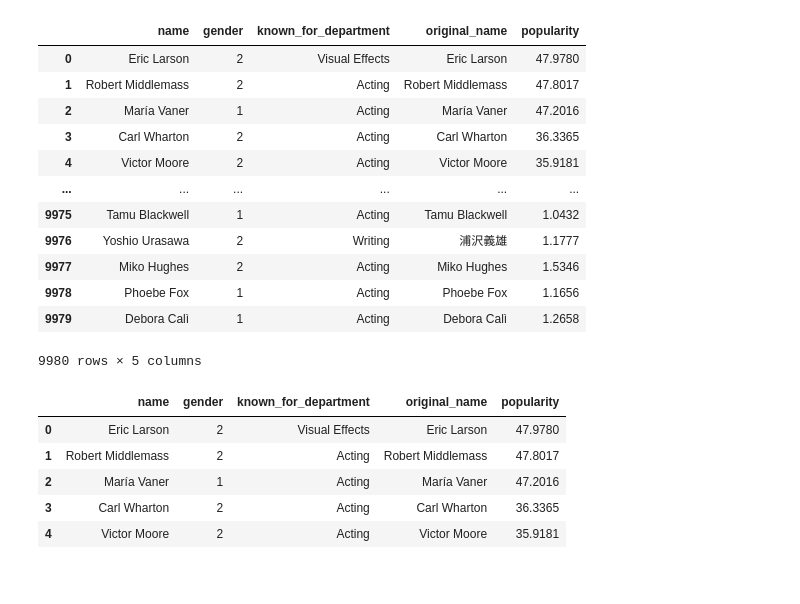
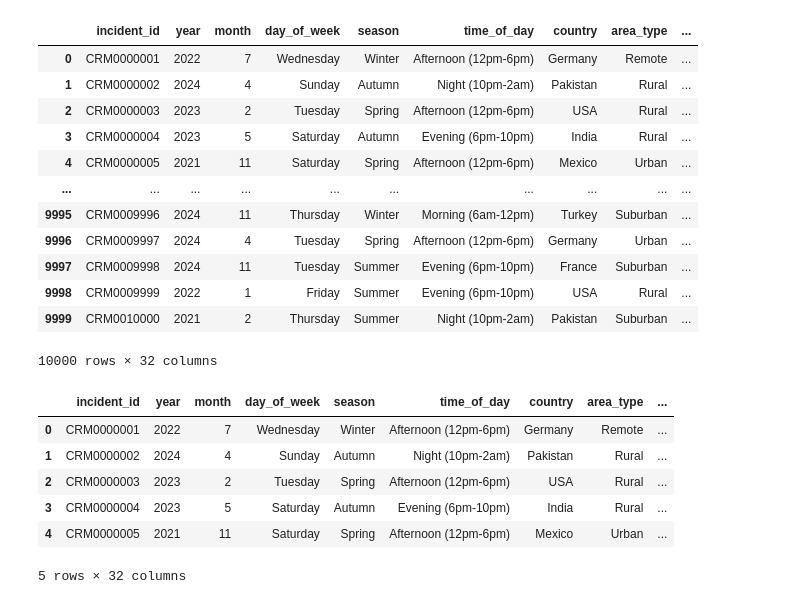
Before and after one commit to clara-yumi/Trainee-Dados, a Jupyter notebook: aula2/aula2.ipynb, the cells around one changed output. Drawn from its saved outputs; the diff is of its cells as text; code cells hidden in the pictures.

```diff
--- a/aula2/aula2.ipynb
+++ b/aula2/aula2.ipynb
@@ -2,28 +2,29 @@
 
 import pandas as pd
 # %%
-df = pd.read_csv("popular_people.csv")
+df = pd.read_csv("crime_rate_safety_analysis.csv")
 df
 # %% [output]
-|  | name | gender | known_for_department | original_name | popularity |
-| 0 | Eric Larson | 2 | Visual Effects | Eric Larson | 47.9780 |
-| 1 | Robert Middlemass | 2 | Acting | Robert Middlemass | 47.8017 |
-| 2 | María Vaner | 1 | Acting | María Vaner | 47.2016 |
-| 3 | Carl Wharton | 2 | Acting | Carl Wharton | 36.3365 |
-| 4 | Victor Moore | 2 | Acting | Victor Moore | 35.9181 |
-| ... | ... | ... | ... | ... | ... |
-| 9975 | Tamu Blackwell | 1 | Acting | Tamu Blackwell | 1.0432 |
-| 9976 | Yoshio Urasawa | 2 | Writing | 浦沢義雄 | 1.1777 |
-| 9977 | Miko Hughes | 2 | Acting | Miko Hughes | 1.5346 |
-| 9978 | Phoebe Fox | 1 | Acting | Phoebe Fox | 1.1656 |
-| 9979 | Debora Calì | 1 | Acting | Debora Calì | 1.2658 |
+|  | incident_id | year | month | day_of_week | season | time_of_day | country | area_type | ... |
+| 0 | CRM0000001 | 2022 | 7 | Wednesday | Winter | Afternoon (12pm-6pm) | Germany | Remote | ... |
+| 1 | CRM0000002 | 2024 | 4 | Sunday | Autumn | Night (10pm-2am) | Pakistan | Rural | ... |
+| 2 | CRM0000003 | 2023 | 2 | Tuesday | Spring | Afternoon (12pm-6pm) | USA | Rural | ... |
+| 3 | CRM0000004 | 2023 | 5 | Saturday | Autumn | Evening (6pm-10pm) | India | Rural | ... |
+| 4 | CRM0000005 | 2021 | 11 | Saturday | Spring | Afternoon (12pm-6pm) | Mexico | Urban | ... |
+| ... | ... | ... | ... | ... | ... | ... | ... | ... | ... |
+| 9995 | CRM0009996 | 2024 | 11 | Thursday | Winter | Morning (6am-12pm) | Turkey | Suburban | ... |
+| 9996 | CRM0009997 | 2024 | 4 | Tuesday | Spring | Afternoon (12pm-6pm) | Germany | Urban | ... |
+| 9997 | CRM0009998 | 2024 | 11 | Tuesday | Summer | Evening (6pm-10pm) | France | Suburban | ... |
+| 9998 | CRM0009999 | 2022 | 1 | Friday | Summer | Evening (6pm-10pm) | USA | Rural | ... |
+| 9999 | CRM0010000 | 2021 | 2 | Thursday | Summer | Night (10pm-2am) | Pakistan | Suburban | ... |
-9980 rows × 5 columns
+10000 rows × 32 columns
 # %%
 df.head()
 # %% [output]
-|  | name | gender | known_for_department | original_name | popularity |
-| 0 | Eric Larson | 2 | Visual Effects | Eric Larson | 47.9780 |
-| 1 | Robert Middlemass | 2 | Acting | Robert Middlemass | 47.8017 |
-| 2 | María Vaner | 1 | Acting | María Vaner | 47.2016 |
-| 3 | Carl Wharton | 2 | Acting | Carl Wharton | 36.3365 |
-| 4 | Victor Moore | 2 | Acting | Victor Moore | 35.9181 |
+|  | incident_id | year | month | day_of_week | season | time_of_day | country | area_type | ... |
+| 0 | CRM0000001 | 2022 | 7 | Wednesday | Winter | Afternoon (12pm-6pm) | Germany | Remote | ... |
+| 1 | CRM0000002 | 2024 | 4 | Sunday | Autumn | Night (10pm-2am) | Pakistan | Rural | ... |
+| 2 | CRM0000003 | 2023 | 2 | Tuesday | Spring | Afternoon (12pm-6pm) | USA | Rural | ... |
+| 3 | CRM0000004 | 2023 | 5 | Saturday | Autumn | Evening (6pm-10pm) | India | Rural | ... |
+| 4 | CRM0000005 | 2021 | 11 | Saturday | Spring | Afternoon (12pm-6pm) | Mexico | Urban | ... |
+5 rows × 32 columns
```
Also changed, not shown: parts of 23 cells of this notebook, 2 other files.
